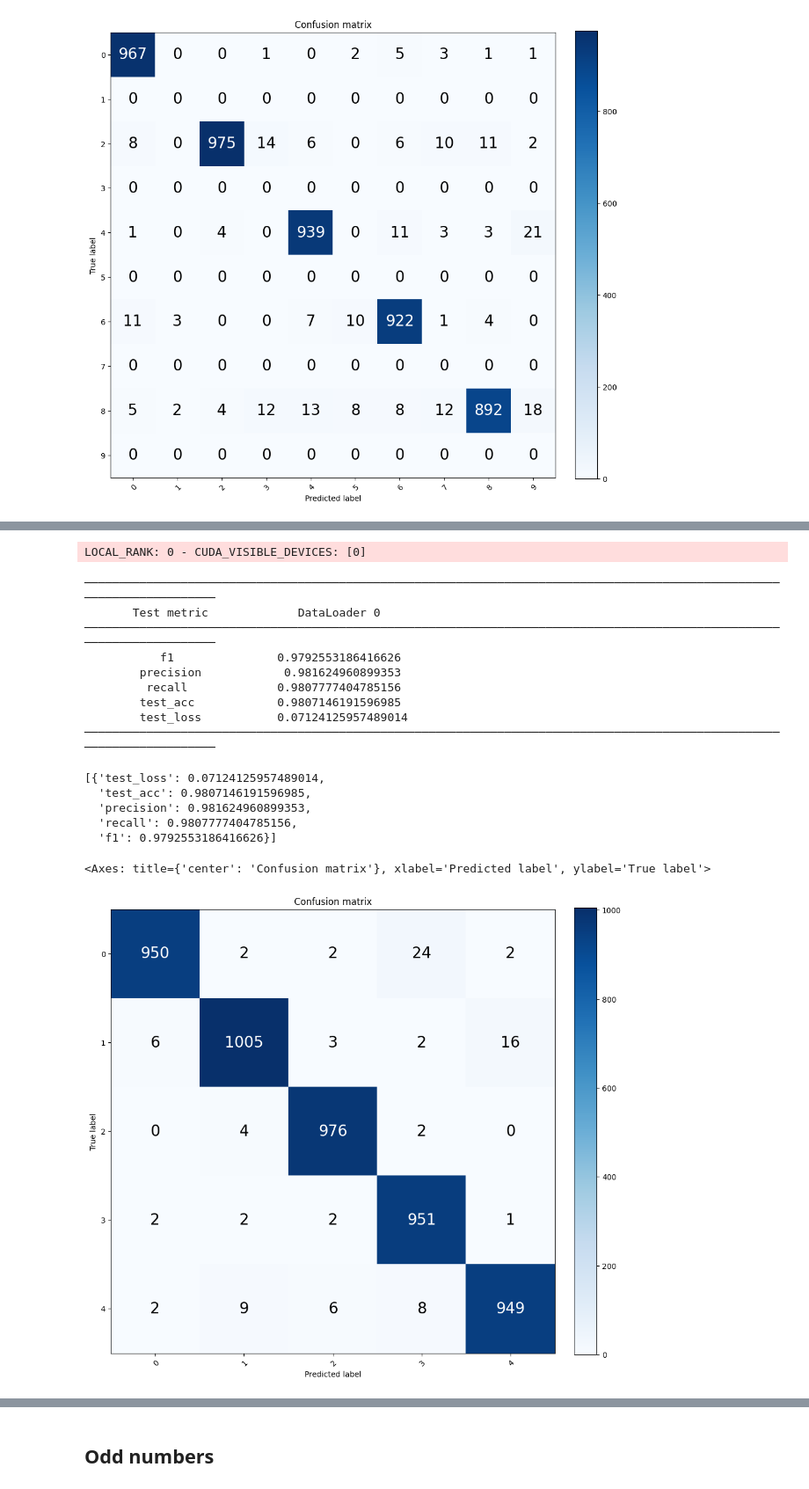
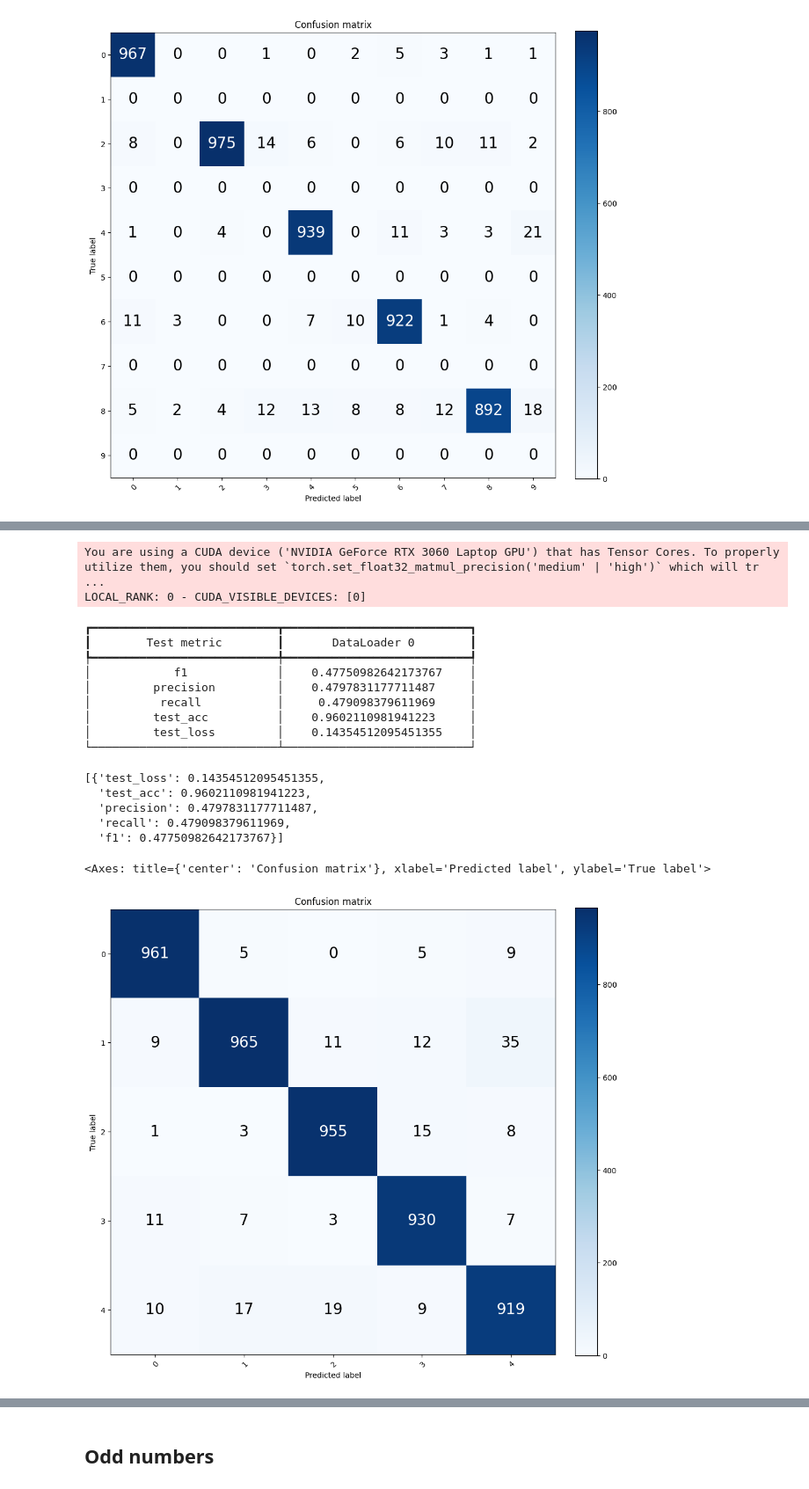
Before and after one commit to miguel-kjh/ExAI, a Jupyter notebook: experiments/neuronal_plasticity.ipynb, the cells around one changed output, grey strips where cells are left out. Shown at 88% size. Saved outputs shown, nothing was run; the diff lists cells and outputs as text; code cells hidden in the pictures.

Commit message:
update bottelnet model

```diff
--- a/experiments/neuronal_plasticity.ipynb
+++ b/experiments/neuronal_plasticity.ipynb
@@ -571,0 +465,4 @@ MNISTModel(
+# %%
+pruning_MLP = PruningMLP(even_numbers)
+model_pruned = pruning_MLP.prune(model, df, {'layer_1': 0.9, 'layer_2': 0.9})
+print(model_pruned)
@@ -598,4 +507,4 @@ c:\code\ExAI\exai\lib\site-packages\pytorch_lightning\trainer\connectors\data_co
 # %%
 # train
-mod_model_trainer.fit(modified_model, train_loader_filtered, val_loader_filtered)
+mod_model_trainer.fit(model_pruned, train_loader_filtered, val_loader_filtered)
 # %% [output]
@@ -624,34 +531,35 @@ Failed to save weights histogram: 'ExperimentWriter' object has no attribute 'ad
 # %%
 # test model
-mod_model_trainer.test(modified_model, test_loader_filtered)
+mod_model_trainer.test(model_pruned, test_loader_filtered)
 # %% [output]
+You are using a CUDA device ('NVIDIA GeForce RTX 3060 Laptop GPU') that has Tensor Cores. To properly utilize them, you should set `torch.set_float32_matmul_precision('medium' | 'high')` which will tr ...
 LOCAL_RANK: 0 - CUDA_VISIBLE_DEVICES: [0]
-────────────────────────────────────────────────────────────────────────────────────────────────────────────────────────
-       Test metric             DataLoader 0
-────────────────────────────────────────────────────────────────────────────────────────────────────────────────────────
-           f1               0.9792553186416626
-        precision            0.981624960899353
-         recall             0.9807777404785156
-        test_acc            0.9807146191596985
-        test_loss           0.07124125957489014
-────────────────────────────────────────────────────────────────────────────────────────────────────────────────────────
+┏━━━━━━━━━━━━━━━━━━━━━━━━━━━┳━━━━━━━━━━━━━━━━━━━━━━━━━━━┓
+┃        Test metric        ┃       DataLoader 0        ┃
+┡━━━━━━━━━━━━━━━━━━━━━━━━━━━╇━━━━━━━━━━━━━━━━━━━━━━━━━━━┩
+│            f1             │    0.47750982642173767    │
+│         precision         │    0.4797831177711487     │
+│          recall           │     0.479098379611969     │
+│         test_acc          │    0.9602110981941223     │
+│         test_loss         │    0.14354512095451355    │
+└───────────────────────────┴───────────────────────────┘
-[{'test_loss': 0.07124125957489014,
-  'test_acc': 0.9807146191596985,
-  'precision': 0.981624960899353,
-  'recall': 0.9807777404785156,
-  'f1': 0.9792553186416626}]
+[{'test_loss': 0.14354512095451355,
+  'test_acc': 0.9602110981941223,
+  'precision': 0.4797831177711487,
+  'recall': 0.479098379611969,
+  'f1': 0.47750982642173767}]
 # %%
 # get predictions
 y_true = []
 y_pred = []
 for batch in test_loader_filtered:
     x, y = batch
     y_true += y.tolist()
-    y_pred += modified_model(x).argmax(dim=1).tolist()
+    y_pred += model_pruned(x).argmax(dim=1).tolist()
 
 # plot confusion matrix
 classes = None
 plot_confusion_matrix(y_true, y_pred, classes, normalize=False, title='Confusion matrix')
 # %% [output]
 <Axes: title={'center': 'Confusion matrix'}, xlabel='Predicted label', ylabel='True label'>
-[figure, old version]
+[figure, new version]
```
Also changed, not shown: parts of 21 cells of this notebook, 5 other files.
